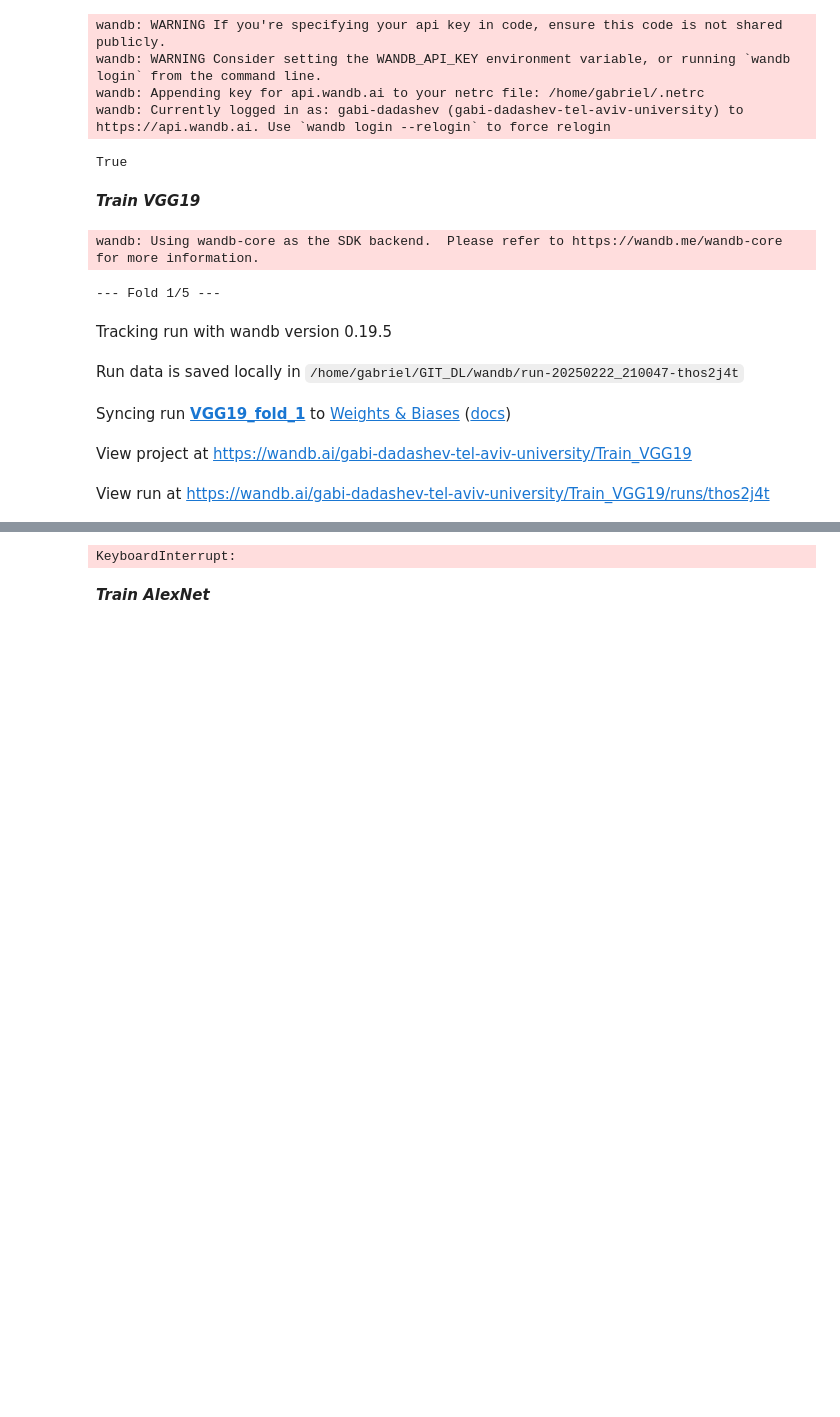
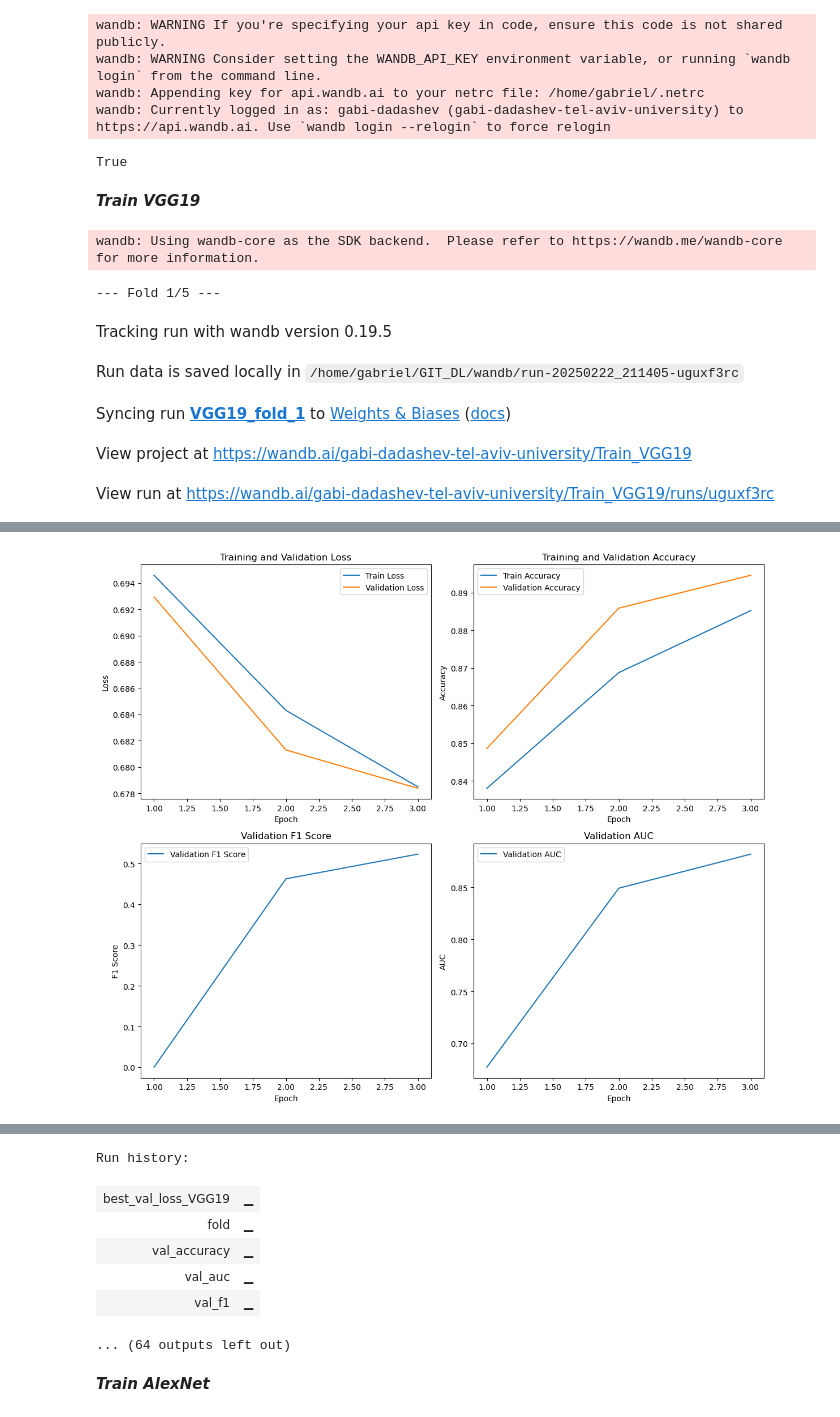
Before and after one commit to futuremobilitylabTAU/Van_Gogh_Back_to_Life, a Jupyter notebook: Traning_Models.ipynb, the cells around one changed output, grey strips where cells are left out. Saved outputs shown, nothing was run; the diff lists cells and outputs as text; code cells hidden in the pictures; blank space fills up the shorter version.

```diff
--- a/Traning_Models.ipynb
+++ b/Traning_Models.ipynb
@@ -198,9 +198,9 @@ model_Alex = VanGoghModel(device,None,'AlexNet').model
 # %% [markdown]
 ***Train VGG19***
 # %%
-patience = 7
+patience = 2
 k_folds = 5
-epochs=3
+epochs=4
 
 
 learning_rate=0.000022012211629918463
@@ -209,7 +209,9 @@ batch_size = 4
 
 
 kfold = KFold(n_splits=k_folds, shuffle=True, random_state=42)
+
 fold_losses = []
+
 
 for fold, (train_idx, val_idx) in enumerate(kfold.split(dataset)):
 
@@ -264,6 +266,11 @@ for fold, (train_idx, val_idx) in enumerate(kfold.split(dataset)):
     auc = roc_auc_score(val_true, val_probs)
     f1 = f1_score(val_true, val_pred)
 
+    fold_accuracies.append(acc)
+    fold_aucs.append(auc)
+    fold_f1s.append(f1)
+
+
     wandb.log({
         "fold": fold+1,
         "best_val_loss_VGG19": best_val_loss_VGG19,
@@ -277,8 +284,8 @@ for fold, (train_idx, val_idx) in enumerate(kfold.split(dataset)):
 wandb: Using wandb-core as the SDK backend.  Please refer to https://wandb.me/wandb-core for more information.
 --- Fold 1/5 ---
 Tracking run with wandb version 0.19.5
-Run data is saved locally in /home/gabriel/GIT_DL/wandb/run-20250222_210047-thos2j4t
+Run data is saved locally in /home/gabriel/GIT_DL/wandb/run-20250222_211405-uguxf3rc
 Syncing run VGG19_fold_1 to Weights & Biases (docs)
 View project at https://wandb.ai/gabi-dadashev-tel-aviv-university/Train_VGG19
-View run at https://wandb.ai/gabi-dadashev-tel-aviv-university/Train_VGG19/runs/thos2j4t
+View run at https://wandb.ai/gabi-dadashev-tel-aviv-university/Train_VGG19/runs/uguxf3rc
 train_model_with_hyperparams
@@ -285,0 +295 @@ Epoch 1: Train Loss = 0.6934, Val Loss = 0.6925, Train Acc = 0.8430, Val Acc = 0
+[figure, added]
@@ -286,4 +297,10 @@ Epoch 1: Train Loss = 0.6934, Val Loss = 0.6925, Train Acc = 0.8430, Val Acc = 0
-KeyboardInterrupt:
+Run history:
+| best_val_loss_VGG19 | ▁ |
+| fold | ▁ |
+| val_accuracy | ▁ |
+| val_auc | ▁ |
+| val_f1 | ▁ |
+... (64 outputs left out)
 # %% [markdown]
 ***Train AlexNet***
 # %%
```
Also changed, not shown: parts of 2 cells of this notebook.
